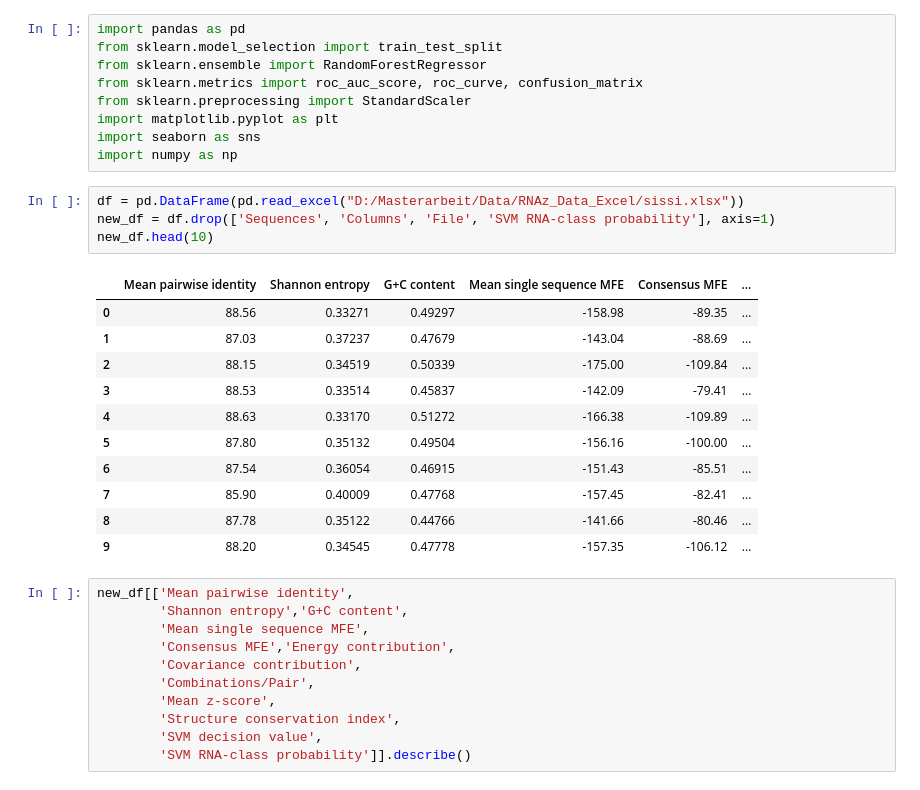
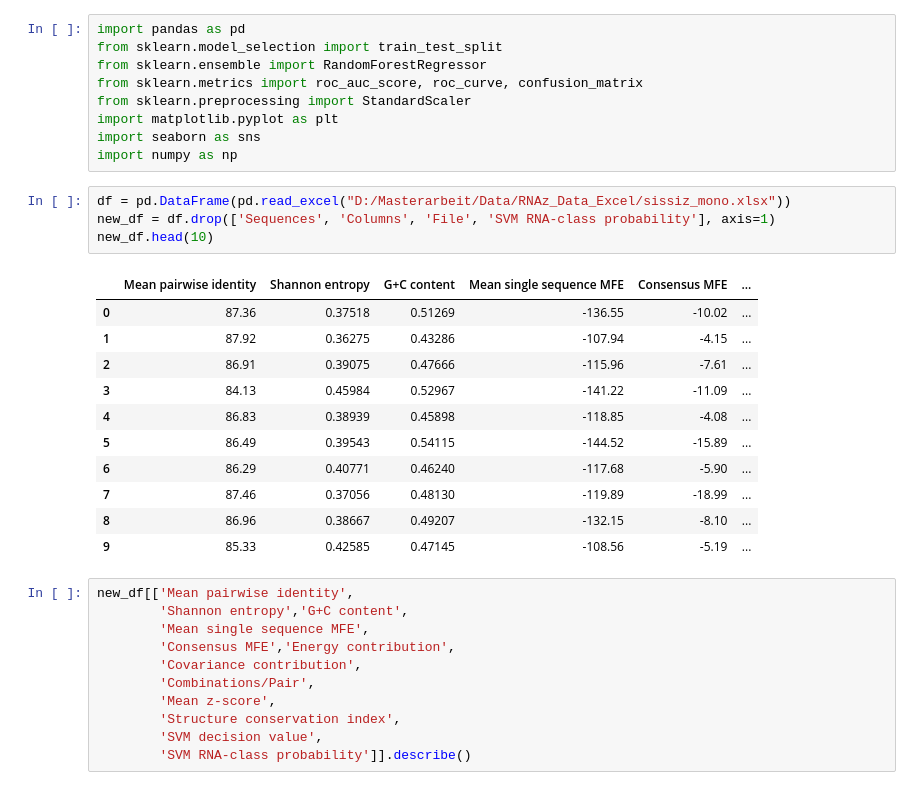
Before and after one commit to Faragas91/Masterarbeit, a Jupyter notebook: Scripts/RNAz_analyze.ipynb, the cells around one changed output. Saved outputs shown, nothing was run; the diff lists cells and outputs as text.

```diff
--- a/Scripts/RNAz_analyze.ipynb
+++ b/Scripts/RNAz_analyze.ipynb
@@ -8,21 +8,21 @@ import matplotlib.pyplot as plt
 import seaborn as sns
 import numpy as np
 # %%
-df = pd.DataFrame(pd.read_excel("D:/Masterarbeit/Data/RNAz_Data_Excel/sissi.xlsx"))
+df = pd.DataFrame(pd.read_excel("D:/Masterarbeit/Data/RNAz_Data_Excel/sissiz_mono.xlsx"))
 new_df = df.drop(['Sequences', 'Columns', 'File', 'SVM RNA-class probability'], axis=1)
 new_df.head(10)
 # %% [output]
 |  | Mean pairwise identity | Shannon entropy | G+C content | Mean single sequence MFE | Consensus MFE | ... |
-| 0 | 88.56 | 0.33271 | 0.49297 | -158.98 | -89.35 | ... |
-| 1 | 87.03 | 0.37237 | 0.47679 | -143.04 | -88.69 | ... |
-| 2 | 88.15 | 0.34519 | 0.50339 | -175.00 | -109.84 | ... |
-| 3 | 88.53 | 0.33514 | 0.45837 | -142.09 | -79.41 | ... |
-| 4 | 88.63 | 0.33170 | 0.51272 | -166.38 | -109.89 | ... |
-| 5 | 87.80 | 0.35132 | 0.49504 | -156.16 | -100.00 | ... |
-| 6 | 87.54 | 0.36054 | 0.46915 | -151.43 | -85.51 | ... |
-| 7 | 85.90 | 0.40009 | 0.47768 | -157.45 | -82.41 | ... |
-| 8 | 87.78 | 0.35122 | 0.44766 | -141.66 | -80.46 | ... |
-| 9 | 88.20 | 0.34545 | 0.47778 | -157.35 | -106.12 | ... |
+| 0 | 87.36 | 0.37518 | 0.51269 | -136.55 | -10.02 | ... |
+| 1 | 87.92 | 0.36275 | 0.43286 | -107.94 | -4.15 | ... |
+| 2 | 86.91 | 0.39075 | 0.47666 | -115.96 | -7.61 | ... |
+| 3 | 84.13 | 0.45984 | 0.52967 | -141.22 | -11.09 | ... |
+| 4 | 86.83 | 0.38939 | 0.45898 | -118.85 | -4.08 | ... |
+| 5 | 86.49 | 0.39543 | 0.54115 | -144.52 | -15.89 | ... |
+| 6 | 86.29 | 0.40771 | 0.46240 | -117.68 | -5.90 | ... |
+| 7 | 87.46 | 0.37056 | 0.48130 | -119.89 | -18.99 | ... |
+| 8 | 86.96 | 0.38667 | 0.49207 | -132.15 | -8.10 | ... |
+| 9 | 85.33 | 0.42585 | 0.47145 | -108.56 | -5.19 | ... |
 # %%
 new_df[['Mean pairwise identity',
         'Shannon entropy','G+C content',
```
Also changed, not shown: 18 other files.
